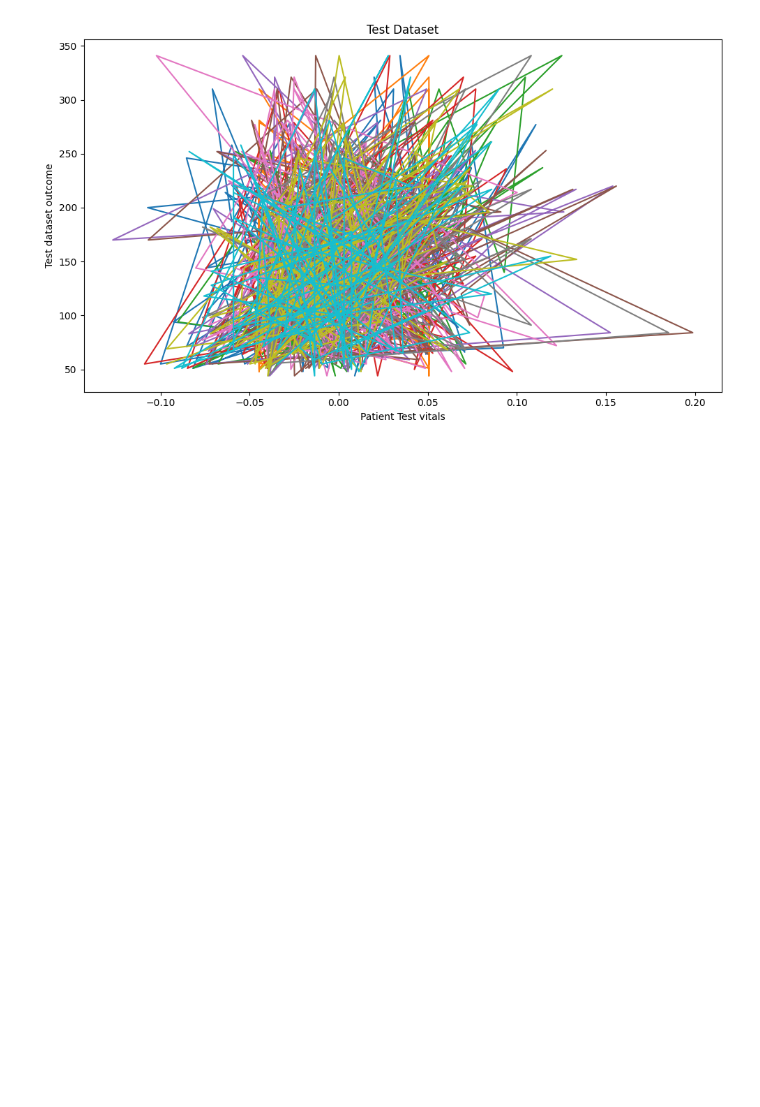
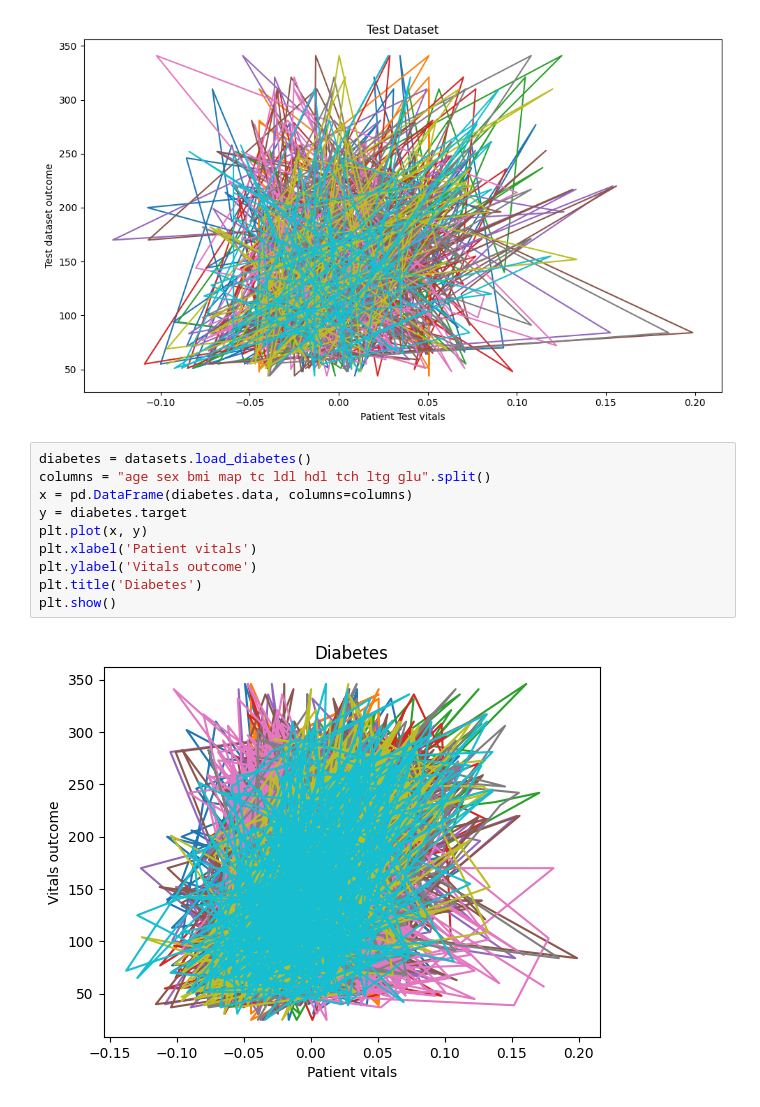
Before and after one commit to YENG-SEBASTIAN/diabetes, a Jupyter notebook: diabetesML.ipynb, the cells around one changed output. Cells and saved outputs as stored; diff of their text form; blank space fills up the shorter version.

```diff
--- a/diabetesML.ipynb
+++ b/diabetesML.ipynb
@@ -59,3 +59,15 @@ plt.show()
 # %% [output]
 [figure]
 [figure]
+# %%
+diabetes = datasets.load_diabetes()
+columns = "age sex bmi map tc ldl hdl tch ltg glu".split()
+x = pd.DataFrame(diabetes.data, columns=columns)
+y = diabetes.target
+plt.plot(x, y)
+plt.xlabel('Patient vitals')
+plt.ylabel('Vitals outcome')
+plt.title('Diabetes')
+plt.show()
+# %% [output]
+[figure, added]
```
